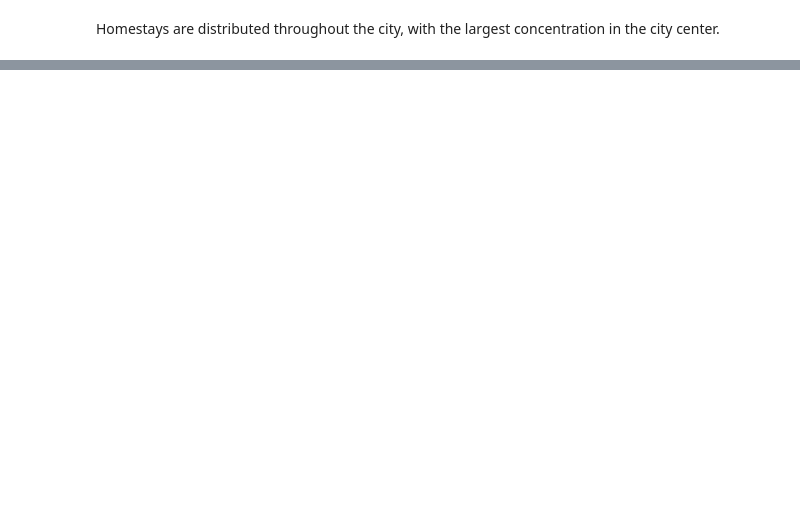
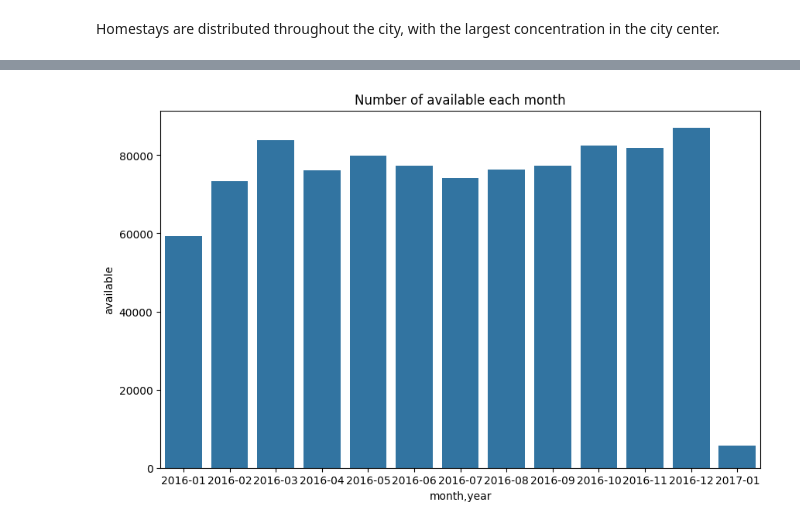
Before and after one commit to NTPac/Write-A-Data-Science-Blog-Post, a Jupyter notebook: data_process.ipynb, the cells around one changed output, grey strips where cells are left out. Cells and saved outputs as stored; diff of their text form; code cells hidden in the pictures; blank space fills up the shorter version.

```diff
--- a/data_process.ipynb
+++ b/data_process.ipynb
@@ -261,0 +288,3 @@ Index(['id', 'listing_url', 'scrape_id', 'last_scraped', 'name', 'description',
+# %%
+calendar_df["month,year"] = calendar_df["date"].str[:7]
+calendar_df["month,year"]
@@ -261,0 +304,5 @@ Index(['id', 'listing_url', 'scrape_id', 'last_scraped', 'name', 'description',
+# %%
+temp = calendar_df[["listing_id","month,year","available"]].groupby(["listing_id", "month,year"]).count()
+calendar_df_month_year = pd.DataFrame(temp.index.to_list(),columns=["listing_id","month,year"])
+calendar_df_month_year["available"] = temp.available.values
+calendar_df_month_year
@@ -261,0 +323,3 @@ Index(['id', 'listing_url', 'scrape_id', 'last_scraped', 'name', 'description',
+# %%
+calendar_df_month_year_max_available = calendar_df_month_year.groupby("month,year").sum()
+calendar_df_month_year_max_available
@@ -261,0 +342,9 @@ Index(['id', 'listing_url', 'scrape_id', 'last_scraped', 'name', 'description',
+# %%
+plt.figure(figsize=(10, 6))
+sns.barplot(x='month,year', y='available', data=calendar_df_month_year_max_available)
+plt.title('Number of available each month')
+plt.xlabel('month,year')
+plt.ylabel('available')
+plt.show()
+# %% [output]
+[figure, added]
```
Also changed, not shown: parts of 28 cells of this notebook.
